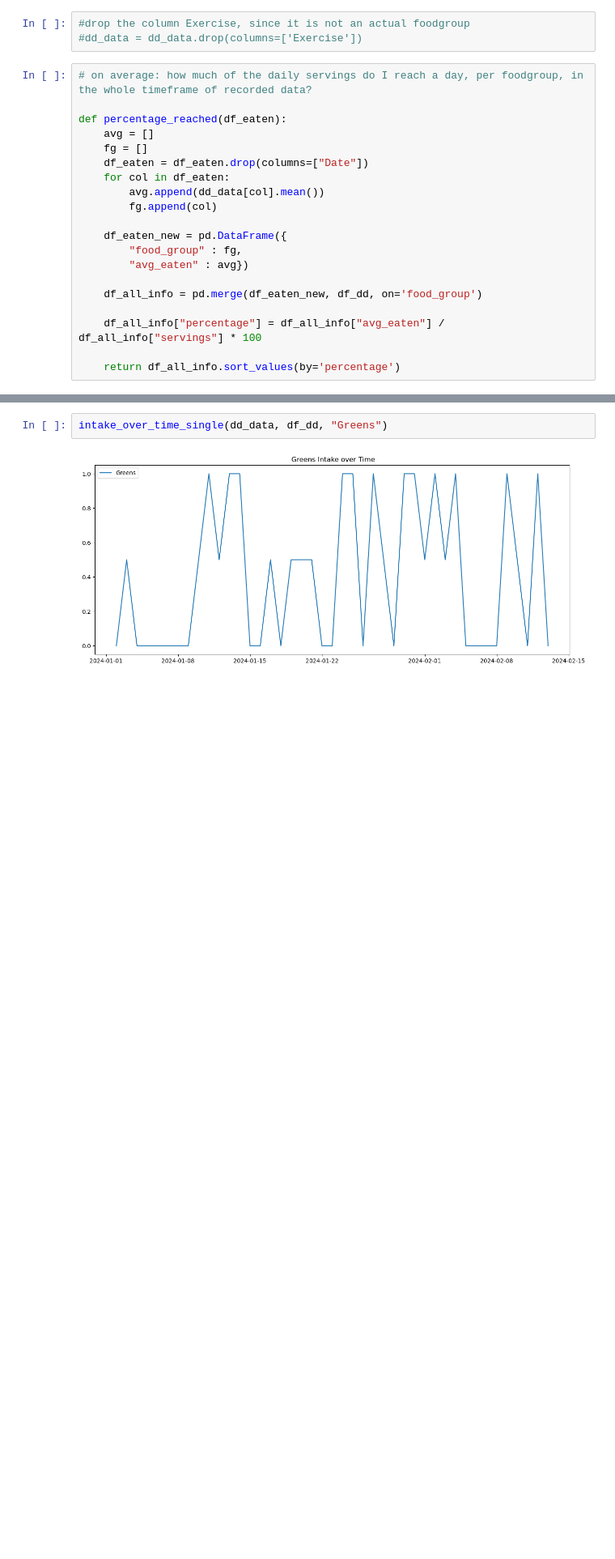
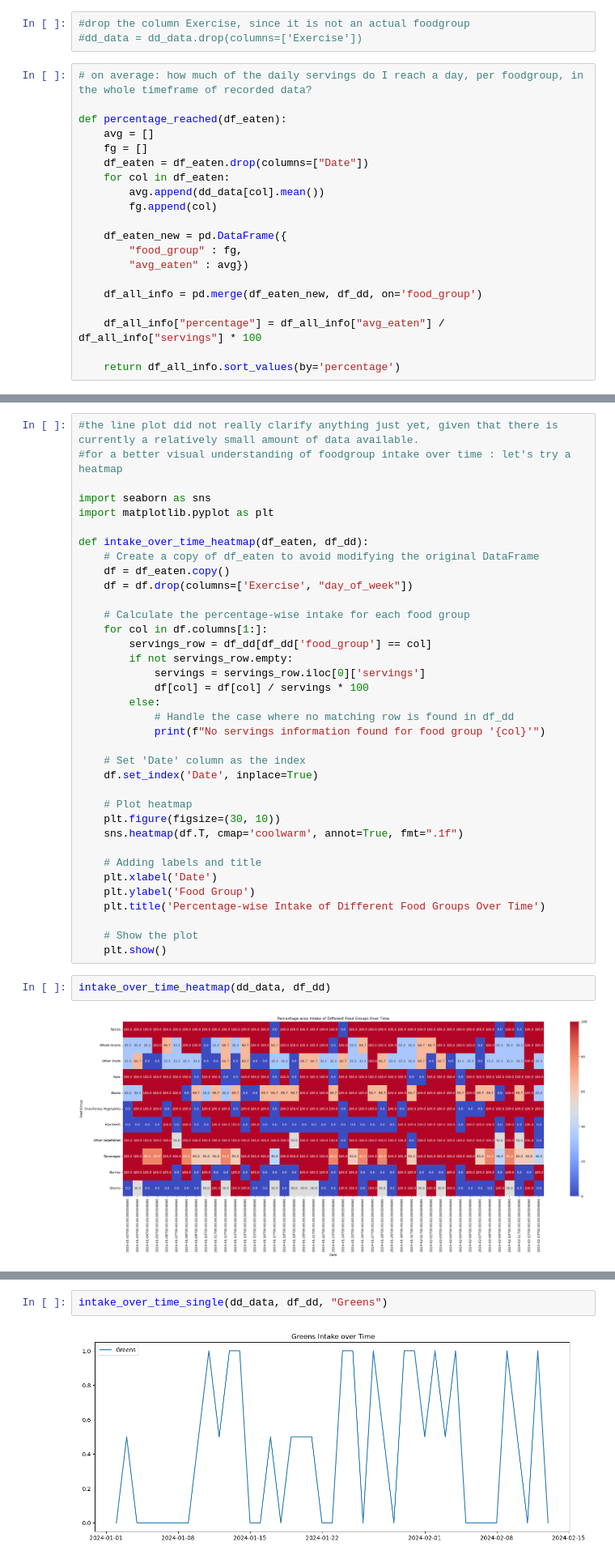
Before and after one commit to lottedieleman/daily_dozen, a Jupyter notebook: DD.ipynb, the cells around one changed output, grey strips where cells are left out. Shown: that part at 81% size. Drawn from its saved outputs; the diff is of its cells as text; blank space fills up the shorter version.

```diff
--- a/DD.ipynb
+++ b/DD.ipynb
@@ -214 +217,41 @@ intake_over_time(dd_data, df_dd)
+# %%
+#the line plot did not really clarify anything just yet, given that there is currently a relatively small amount of data available.
+#for a better visual understanding of foodgroup intake over time : let's try a heatmap
+
+import seaborn as sns
+import matplotlib.pyplot as plt
+
+def intake_over_time_heatmap(df_eaten, df_dd):
+    # Create a copy of df_eaten to avoid modifying the original DataFrame
+    df = df_eaten.copy()
+    df = df.drop(columns=['Exercise', "day_of_week"])
+
+    # Calculate the percentage-wise intake for each food group
+    for col in df.columns[1:]:
+        servings_row = df_dd[df_dd['food_group'] == col]
+        if not servings_row.empty:
+            servings = servings_row.iloc[0]['servings']
+            df[col] = df[col] / servings * 100
+        else:
+            # Handle the case where no matching row is found in df_dd
+            print(f"No servings information found for food group '{col}'")
+
+    # Set 'Date' column as the index
+    df.set_index('Date', inplace=True)
+
+    # Plot heatmap
+    plt.figure(figsize=(30, 10))
+    sns.heatmap(df.T, cmap='coolwarm', annot=True, fmt=".1f")
+
+    # Adding labels and title
+    plt.xlabel('Date')
+    plt.ylabel('Food Group')
+    plt.title('Percentage-wise Intake of Different Food Groups Over Time')
+
+    # Show the plot
+    plt.show()
+# %%
+intake_over_time_heatmap(dd_data, df_dd)
+# %% [output]
+[figure, added]
 # %%
```
Also changed, not shown: parts of 12 cells of this notebook.
